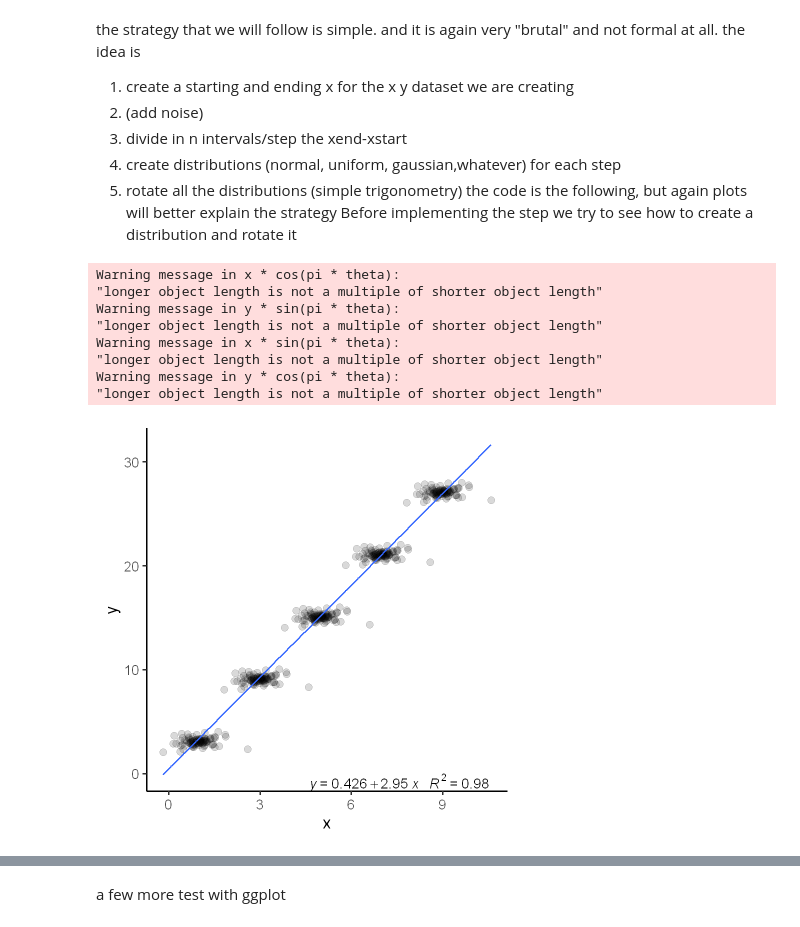
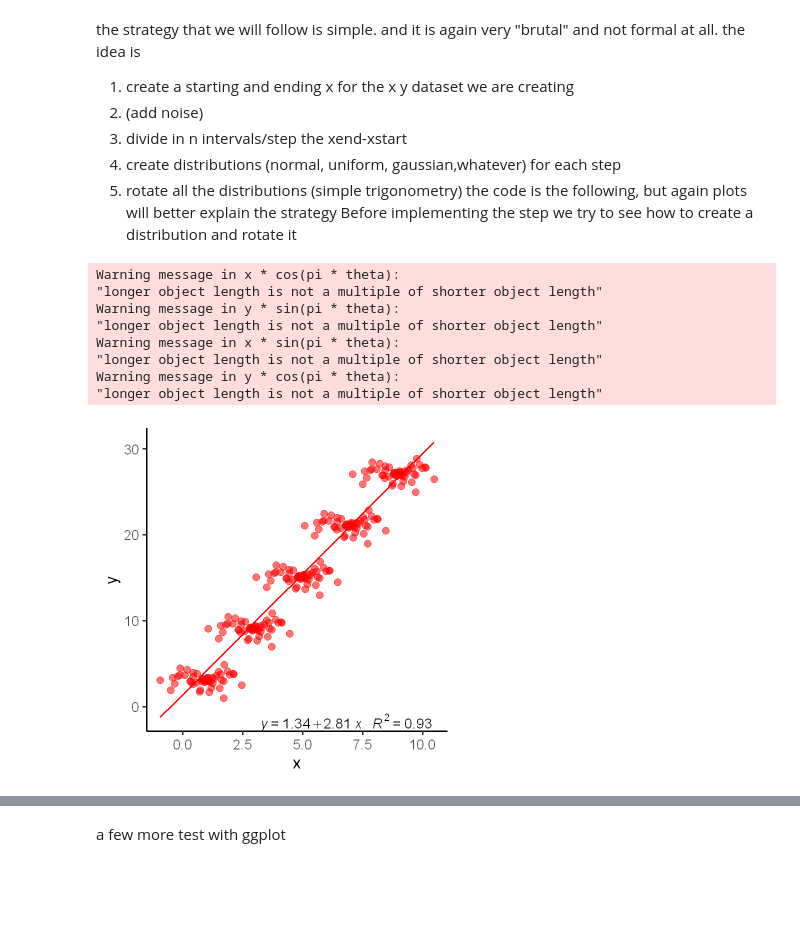
Before and after one commit to jojosgithub/blog, a Jupyter notebook: _notebooks/2021-07-04-ys.ipynb, the cells around one changed output, grey strips where cells are left out. Drawn from its saved outputs; the diff is of its cells as text; code cells hidden in the pictures; blank space fills up the shorter version.

```diff
--- a/_notebooks/2021-07-04-ys.ipynb
+++ b/_notebooks/2021-07-04-ys.ipynb
@@ -68,11 +70,13 @@ library(data.table)
 library(foreach)
 library(ggpmisc)
 
-points_dist=100
+points_dist=50
 theta=seq(-1,1,0.1)
 
+options(repr.plot.width=6, repr.plot.height=6)
 
-x <- rnorm(points_dist,0,0.5)
+
+x <- rnorm(points_dist,0,1)
 y <- rnorm(points_dist,0,0.2)
 
 xi <- x*cos(pi*theta)-y*sin(pi*theta)
@@ -80,33 +84,33 @@ yi <- x*sin(pi*theta)-y*cos(pi*theta)
 
 m=3
 xstart=1
 xend=10
 xseq <- seq(xstart,xend,2)
 yseq <- m*xseq
 library(foreach)
 
 xsimp <- foreach(i=1:length(xseq)) %do%  { xseq[i]+xi }
 ysimp <- foreach(i=1:length(yseq)) %do%  { yseq[i]+yi }
 xysimp <- data.table(unlist(xsimp),unlist(ysimp))
 colnames(xysimp) <- c("x","y")
 
 method <- y ~ x
 p2 <- ggplot(xysimp, aes(x= x, y= y)) +
-  geom_point(size=4,alpha=0.15) +
-  geom_smooth(method = "lm", formula = method, se = F) +
+  geom_point(size=4,alpha=0.55,colour = "red") +
+  geom_smooth(method = "lm", formula = method, color = "red", size=1, se = F) +
   stat_poly_eq(aes(label = paste(..eq.label.., ..rr.label.., sep = "~~~")),
                label.x.npc = "right", label.y.npc = -1,
                formula = method, parse = TRUE, size = 6)
 
 
 p2 + theme_classic(base_size = 20)
 # %% [output]
 Warning message in x * cos(pi * theta):
 "longer object length is not a multiple of shorter object length"
 Warning message in y * sin(pi * theta):
 "longer object length is not a multiple of shorter object length"
 Warning message in x * sin(pi * theta):
 "longer object length is not a multiple of shorter object length"
 Warning message in y * cos(pi * theta):
 "longer object length is not a multiple of shorter object length"
-[figure, old version]
+[figure, new version]
```
Also changed, not shown: parts of 6 cells of this notebook, 1 other file.
